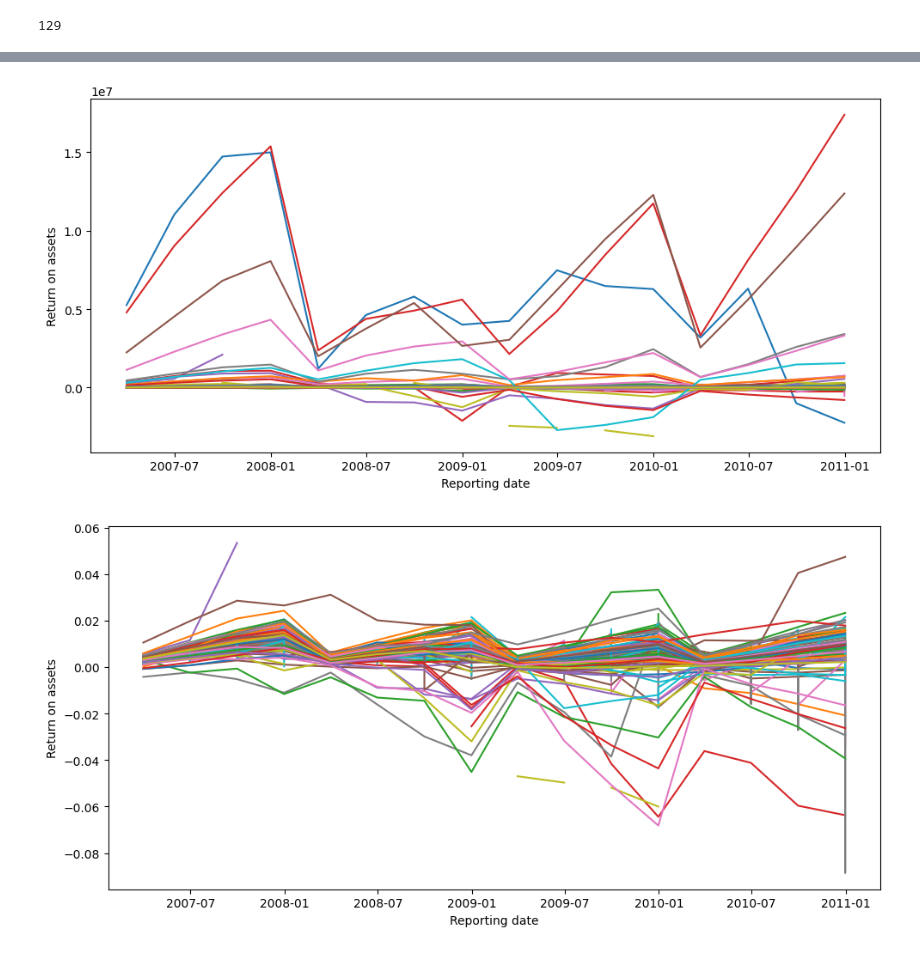
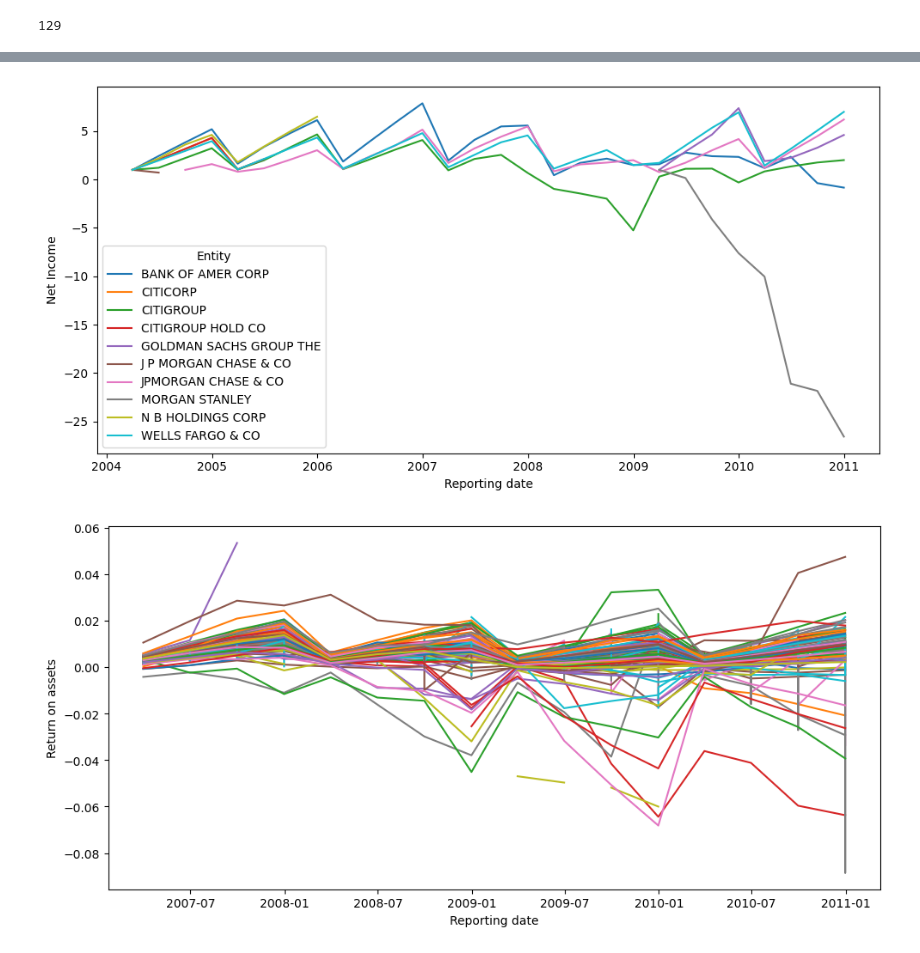
Before and after one commit to jmanacid1/DSE-Project, a Jupyter notebook: Visualize_Crash.ipynb, the cells around one changed output, grey strips where cells are left out. Saved outputs shown, nothing was run; the diff lists cells and outputs as text; code cells hidden in the pictures.

Commit message:
Start working on normalizing values, still need to fix negatives

```diff
--- a/Visualize_Crash.ipynb
+++ b/Visualize_Crash.ipynb
@@ -3,7 +3,8 @@ import pandas as pd
 import matplotlib.pyplot as plt
 import numpy as np
 # %%
-df = pd.read_csv('/Users/jacksonlipfert/Desktop/2007-2010_Bank_Data.csv')
+df = pd.read_csv('/Users/jacksonlipfert/Desktop/2004-2010_Bank_Data.csv')
+#df = pd.read_csv('/Users/jacksonlipfert/Desktop/2007-2010_Bank_Data.csv')
 df2 = pd.read_csv('/Users/jacksonlipfert/Desktop/2018-2022_Bank_Data.csv')
 # %%
 len(set(df['ENTITY SHORT NAME: RSSD9010']))
@@ -75,0 +79,4 @@ print(full_quarter_banks[0:10])
+# %%
+sorted_asset_df = df.groupby('ENTITY SHORT NAME: RSSD9010')['TOTAL ASSETS: BHCK2170'].mean().sort_values(ascending=False)
+biggest_banks = sorted_asset_df.index[0:10]
+print(biggest_banks)
@@ -75,0 +103,23 @@ print(full_quarter_banks[0:10])
+# %%
+single_df = df.copy()
+# %%
+#Normalize values: Fuck gotta deal with first year negatives
+#single_df = df[df['ENTITY SHORT NAME: RSSD9010'] == 'CITIGROUP']
+
+single_df.sort_values('REPORTING DATE (CC;YR;MO;DA): RSSD9999')
+#process net income
+condensed_df = single_df.groupby(['ENTITY SHORT NAME: RSSD9010','REPORTING DATE (CC;YR;MO;DA): RSSD9999'])['NET INCOME (LOSS): BHCK4340'].mean().head()
+
+
+single_df['mean_income_by_reporting_date'] = single_df.groupby(['REPORTING DATE (CC;YR;MO;DA): RSSD9999','ENTITY SHORT NAME: RSSD9010'])['NET INCOME (LOSS): BHCK4340'].transform(np.mean)
+
+single_df['income_norm'] = single_df['mean_income_by_reporting_date'] / single_df.groupby('ENTITY SHORT NAME: RSSD9010')['mean_income_by_reporting_date'].transform('first')
+print(single_df[['mean_income_by_reporting_date','income_norm']][single_df['ENTITY SHORT NAME: RSSD9010'] == 'CITIGROUP'])
+
+#print(single_df[['REPORTING DATE (CC;YR;MO;DA): RSSD9999','mean_income_by_reporting_date']][single_df['ENTITY SHORT NAME: RSSD9010'] == 'CITIGROUP'])
+#single_df[['NET INCOME (LOSS): BHCK4340','ENTITY SHORT NAME: RSSD9010','REPORTING DATE (CC;YR;MO;DA): RSSD9999']]
+
+
+#single_df['normalized income'] = single_df['NET INCOME (LOSS): BHCK4340'] / single_df['NET INCOME (LOSS): BHCK4340'].loc['']
+#single_df[['NET INCOME (LOSS): BHCK4340','normalized income','ENTITY SHORT NAME: RSSD9010','REPORTING DATE (CC;YR;MO;DA): RSSD9999']]
+#df[['NET INCOME (LOSS): BHCK4340','ENTITY SHORT NAME: RSSD9010','REPORTING DATE (CC;YR;MO;DA): RSSD9999']].groupby('REPORTING DATE (CC;YR;MO;DA): RSSD9999').head()
@@ -76,23 +156,25 @@ print(full_quarter_banks[0:10])
 # %%
 columns_we_want = ['NET INCOME (LOSS): BHCK4340','return_on_assets','return_on_equity','non_performing_loan_ratio','REPORTING DATE (CC;YR;MO;DA): RSSD9999','ENTITY SHORT NAME: RSSD9010']
 values = ['return_on_assets','return_on_equity','non_performing_loan_ratio']
 vis_df = df[columns_we_want][df['ENTITY SHORT NAME: RSSD9010'].isin(full_quarter_banks)]
+all_vis_df = single_df[single_df['ENTITY SHORT NAME: RSSD9010'].isin(biggest_banks)]
+
 
 fig, ax = plt.subplots(figsize=(10, 5))
 
-for name, group in vis_df.groupby('ENTITY SHORT NAME: RSSD9010'):
+for name, group in all_vis_df.groupby('ENTITY SHORT NAME: RSSD9010'):
     ax.plot(
         group['REPORTING DATE (CC;YR;MO;DA): RSSD9999'],
-        group['NET INCOME (LOSS): BHCK4340'],
+        group['income_norm'],
         label=name,          # <- each line gets its own label
     )
 
 ax.set_xlabel('Reporting date')
-ax.set_ylabel('Net Income')
-#ax.legend(title='Entity')    # show the labels
+ax.set_ylabel('Net Income'),
+ax.legend(title='Entity')    # show the labels
 fig.tight_layout()
 # %% [output]
-[figure, old version]
+[figure, new version]
 # %%
 fig, ax = plt.subplots(figsize=(10, 5))
 
```
Also changed, not shown: parts of 9 cells of this notebook, 1 other file.
